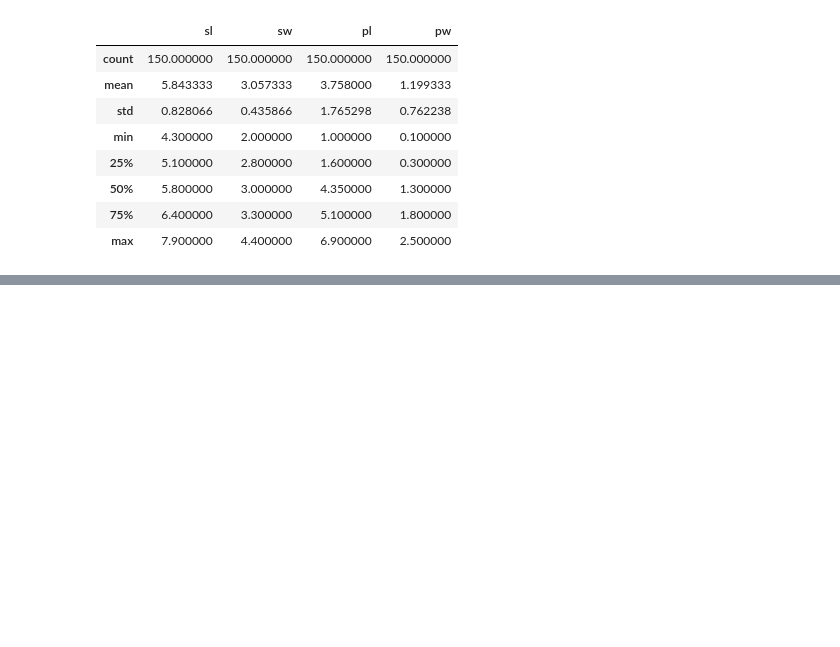
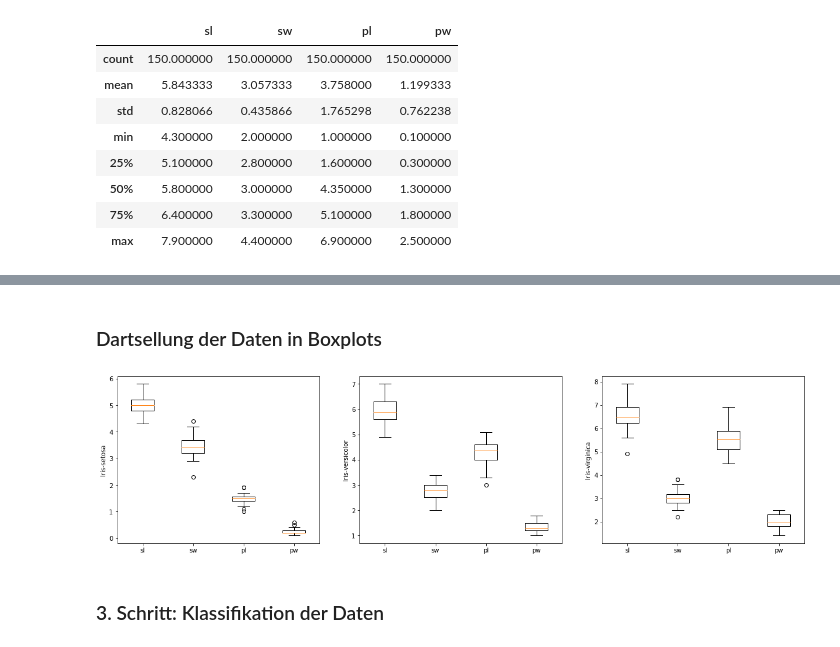
Before and after one commit to helferfa/home, a Jupyter notebook: Fabian-Helfer_3226617_Aufgabe4.ipynb, the cells around one changed output, grey strips where cells are left out. Cells and saved outputs as stored; diff of their text form; code cells hidden in the pictures; blank space fills up the shorter version.

```diff
--- a/Fabian-Helfer_3226617_Aufgabe4.ipynb
+++ b/Fabian-Helfer_3226617_Aufgabe4.ipynb
@@ -104,0 +130,20 @@ plt.show()
+# %% [markdown]
+### Dartsellung der Daten in Boxplots
+# %%
+fig, axes = plt.subplots(ncols=(len(set(data['class']))), figsize=(20,5))
+index = 0
+for i in iris_class:
+    data_iris = []
+    for j in data.keys()[:len(data.keys())-1]:
+        data_iris.append(i[j])
+
+    axes[index].set_ylabel(set(i['class']).pop())
+    axes[index].boxplot(data_iris)
+    axes[index].set_xticklabels(data.keys()[:len(data.keys())-1])
+    index = index+1
+
+plt.show()
+# %% [output]
+[figure, added]
+# %% [markdown]
+### 3. Schritt: Klassifikation der Daten
```
Also changed, not shown: parts of 13 cells of this notebook.
